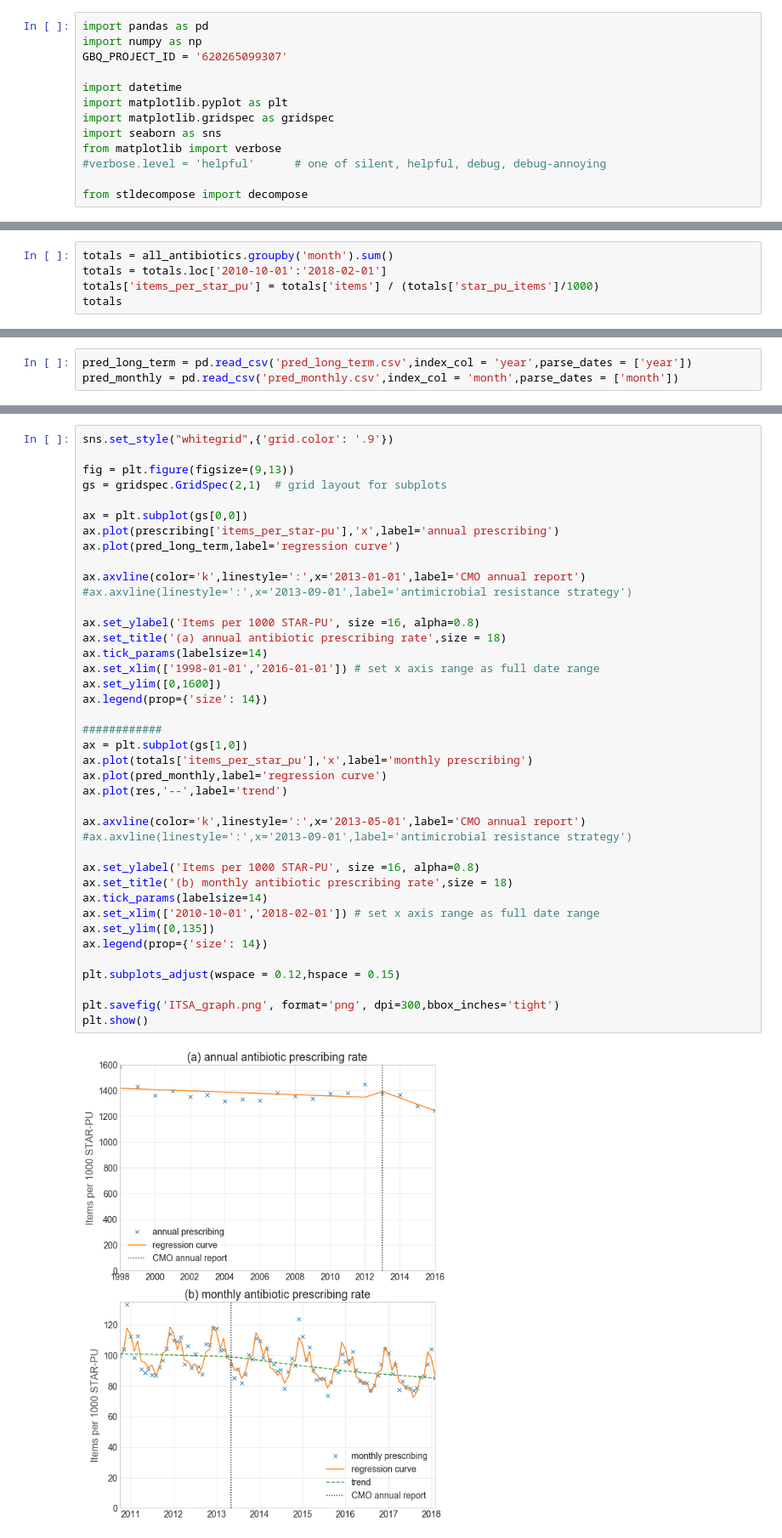
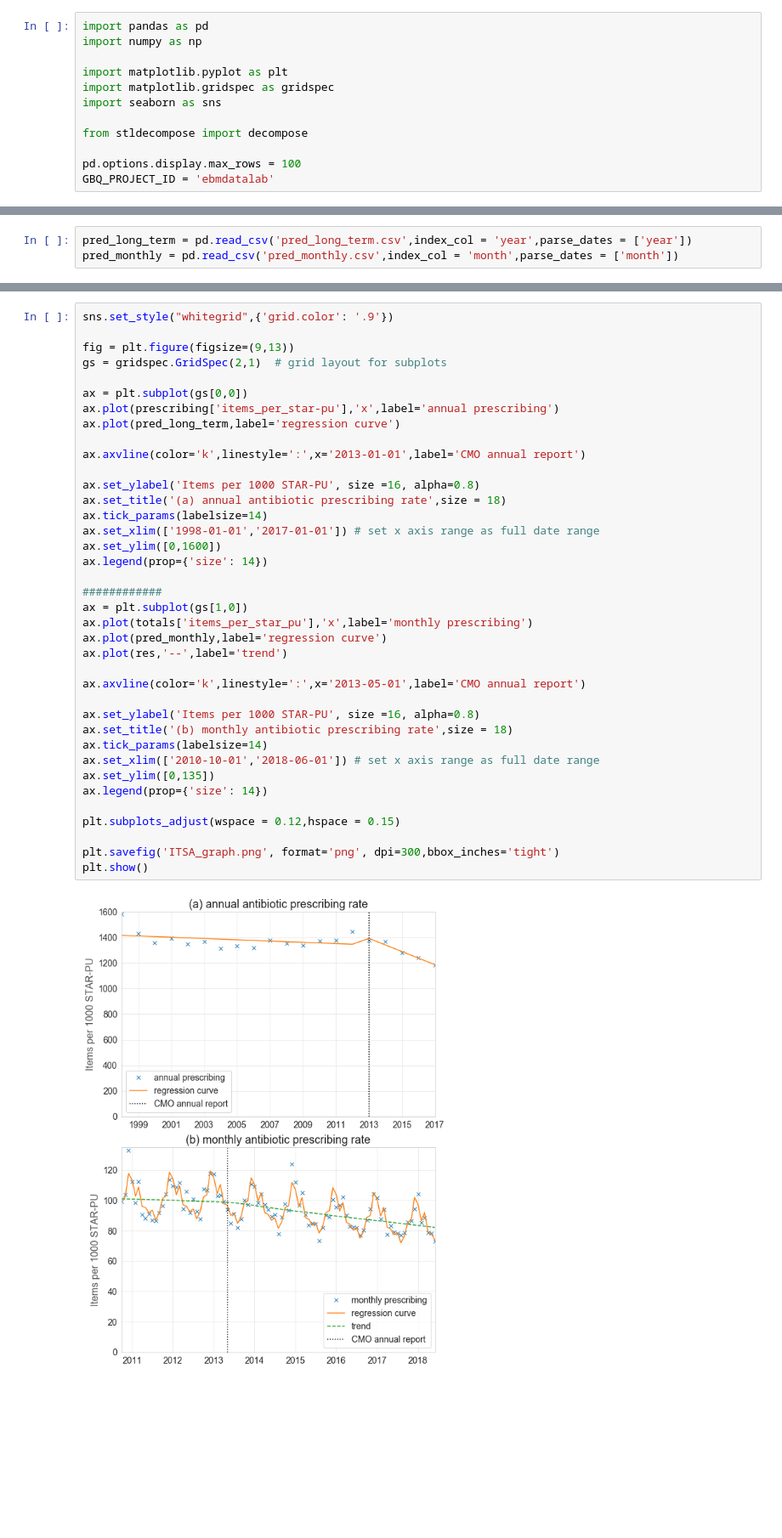
Before and after one commit to ebmdatalab/antibiotics_itsa, a Jupyter notebook: Antibiotics ITSA.ipynb, the cells around one changed output, grey strips where cells are left out. Shown at 85% size. Cells and saved outputs as stored; diff of their text form; blank space fills up the shorter version.

```diff
--- a/Antibiotics ITSA.ipynb
+++ b/Antibiotics ITSA.ipynb
@@ -1,13 +1,12 @@
 # %%
 import pandas as pd
 import numpy as np
-GBQ_PROJECT_ID = '620265099307'
 
-import datetime
 import matplotlib.pyplot as plt
 import matplotlib.gridspec as gridspec
 import seaborn as sns
-from matplotlib import verbose
-#verbose.level = 'helpful'      # one of silent, helpful, debug, debug-annoying
 
 from stldecompose import decompose
+
+pd.options.display.max_rows = 100
+GBQ_PROJECT_ID = 'ebmdatalab'
@@ -64,5 +67,0 @@ pd.options.display.max_rows = 100
-# %%
-totals = all_antibiotics.groupby('month').sum()
-totals = totals.loc['2010-10-01':'2018-02-01']
-totals['items_per_star_pu'] = totals['items'] / (totals['star_pu_items']/1000)
-totals
@@ -267,35 +281,33 @@ ax = plt.subplot(gs[0,0])
 ax.plot(prescribing['items_per_star-pu'],'x',label='annual prescribing')
 ax.plot(pred_long_term,label='regression curve')
 
 ax.axvline(color='k',linestyle=':',x='2013-01-01',label='CMO annual report')
-#ax.axvline(linestyle=':',x='2013-09-01',label='antimicrobial resistance strategy')
 
 ax.set_ylabel('Items per 1000 STAR-PU', size =16, alpha=0.8)
 ax.set_title('(a) annual antibiotic prescribing rate',size = 18)
 ax.tick_params(labelsize=14)
-ax.set_xlim(['1998-01-01','2016-01-01']) # set x axis range as full date range
+ax.set_xlim(['1998-01-01','2017-01-01']) # set x axis range as full date range
 ax.set_ylim([0,1600])
 ax.legend(prop={'size': 14})
 
 ############
 ax = plt.subplot(gs[1,0])
 ax.plot(totals['items_per_star_pu'],'x',label='monthly prescribing')
 ax.plot(pred_monthly,label='regression curve')
 ax.plot(res,'--',label='trend')
 
 ax.axvline(color='k',linestyle=':',x='2013-05-01',label='CMO annual report')
-#ax.axvline(linestyle=':',x='2013-09-01',label='antimicrobial resistance strategy')
 
 ax.set_ylabel('Items per 1000 STAR-PU', size =16, alpha=0.8)
 ax.set_title('(b) monthly antibiotic prescribing rate',size = 18)
 ax.tick_params(labelsize=14)
-ax.set_xlim(['2010-10-01','2018-02-01']) # set x axis range as full date range
+ax.set_xlim(['2010-10-01','2018-06-01']) # set x axis range as full date range
 ax.set_ylim([0,135])
 ax.legend(prop={'size': 14})
 
 plt.subplots_adjust(wspace = 0.12,hspace = 0.15)
 
 plt.savefig('ITSA_graph.png', format='png', dpi=300,bbox_inches='tight')
 plt.show()
 # %% [output]
-[figure, old version]
+[figure, new version]
```
Also changed, not shown: parts of 21 cells of this notebook, 8 other files.
